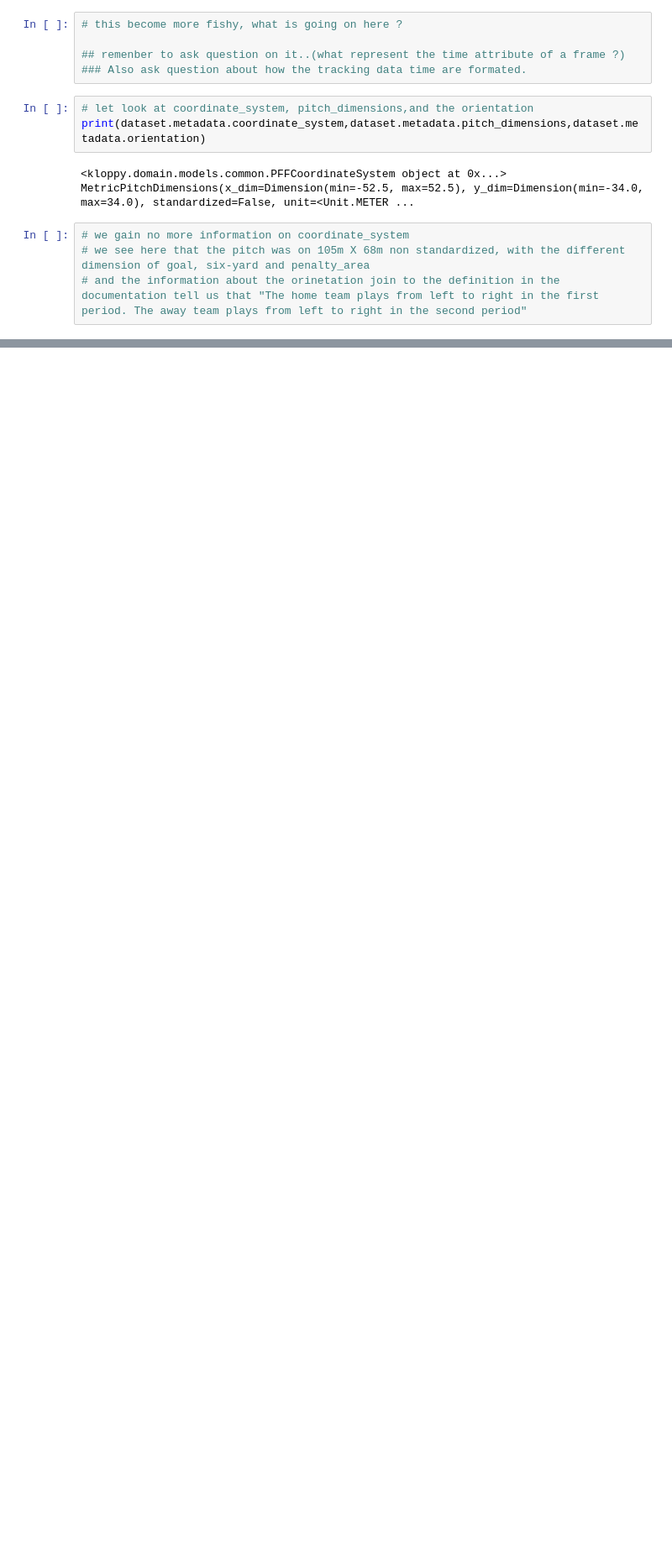
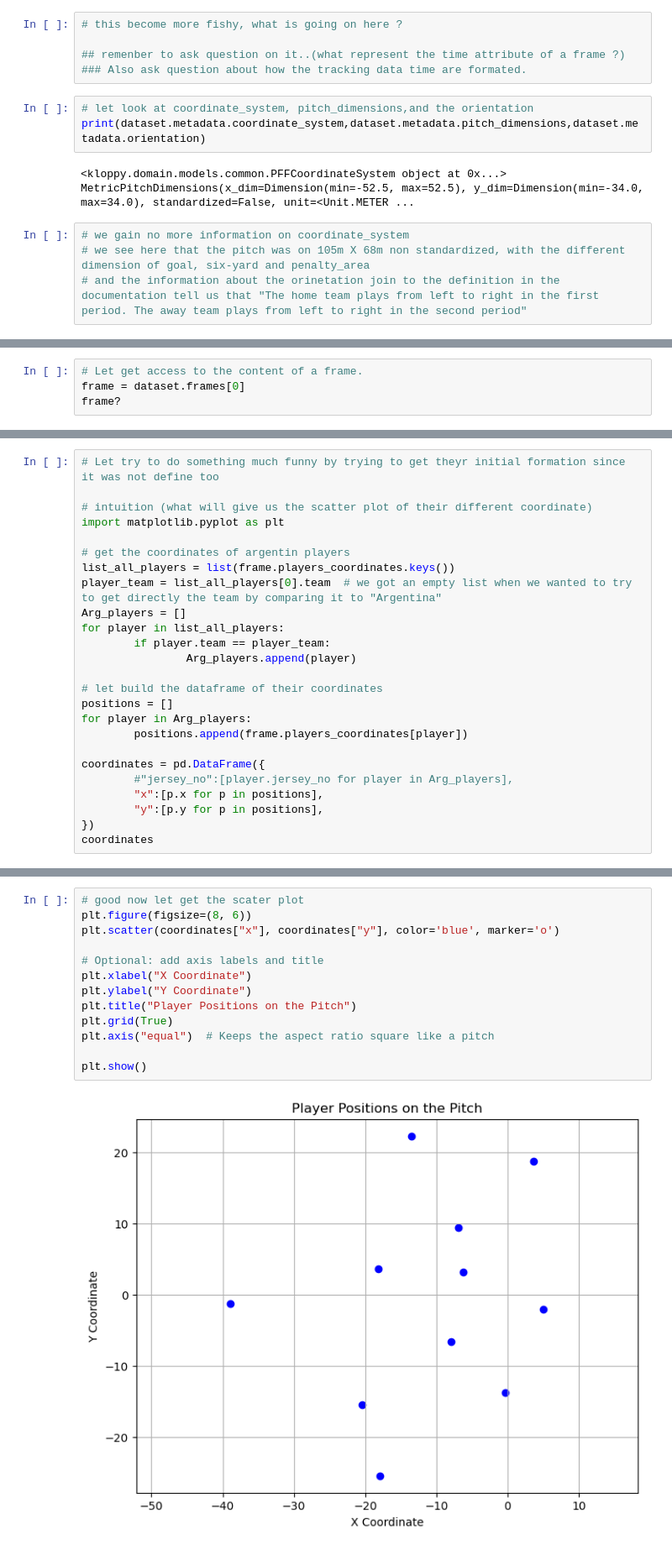
Before and after one commit to stephTchembeu/pysport-aims, a Jupyter notebook: first_week/_test_15-16_07.ipynb, the cells around one changed output, grey strips where cells are left out. Shown: that part at 84% size. Drawn from its saved outputs; the diff is of its cells as text; blank space fills up the shorter version.

```diff
--- a/first_week/_test_15-16_07.ipynb
+++ b/first_week/_test_15-16_07.ipynb
@@ -252,0 +328,4 @@ print(dataset.metadata.coordinate_system,dataset.metadata.pitch_dimensions,datas
+# %%
+# Let get access to the content of a frame.
+frame = dataset.frames[0]
+frame?
@@ -252,0 +398,25 @@ print(dataset.metadata.coordinate_system,dataset.metadata.pitch_dimensions,datas
+# %%
+# Let try to do something much funny by trying to get theyr initial formation since it was not define too
+
+# intuition (what will give us the scatter plot of their different coordinate)
+import matplotlib.pyplot as plt
+
+# get the coordinates of argentin players
+list_all_players = list(frame.players_coordinates.keys())
+player_team = list_all_players[0].team  # we got an empty list when we wanted to try to get directly the team by comparing it to "Argentina"
+Arg_players = []
+for player in list_all_players:
+        if player.team == player_team:
+                Arg_players.append(player)
+
+# let build the dataframe of their coordinates
+positions = []
+for player in Arg_players:
+        positions.append(frame.players_coordinates[player])
+
+coordinates = pd.DataFrame({
+        #"jersey_no":[player.jersey_no for player in Arg_players],
+        "x":[p.x for p in positions],
+        "y":[p.y for p in positions],
+})
+coordinates
@@ -252,0 +436,15 @@ print(dataset.metadata.coordinate_system,dataset.metadata.pitch_dimensions,datas
+# %%
+# good now let get the scater plot
+plt.figure(figsize=(8, 6))
+plt.scatter(coordinates["x"], coordinates["y"], color='blue', marker='o')
+
+# Optional: add axis labels and title
+plt.xlabel("X Coordinate")
+plt.ylabel("Y Coordinate")
+plt.title("Player Positions on the Pitch")
+plt.grid(True)
+plt.axis("equal")  # Keeps the aspect ratio square like a pitch
+
+plt.show()
+# %% [output]
+[figure, added]
```
Also changed, not shown: parts of 16 cells of this notebook.
